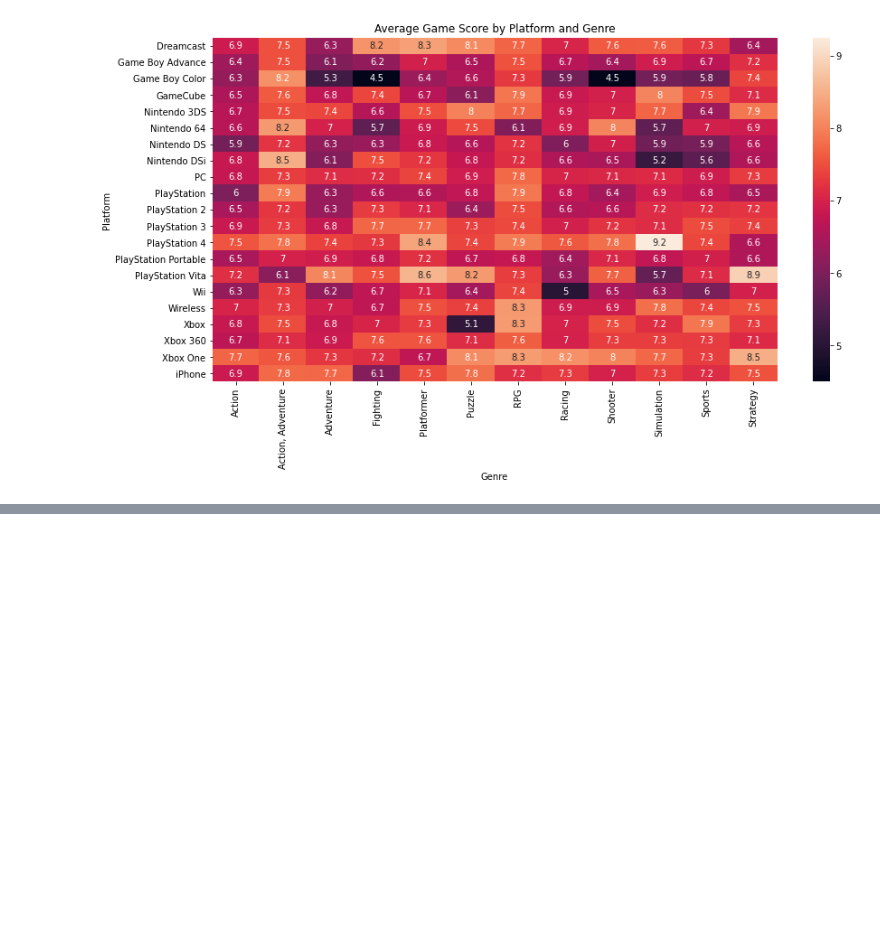
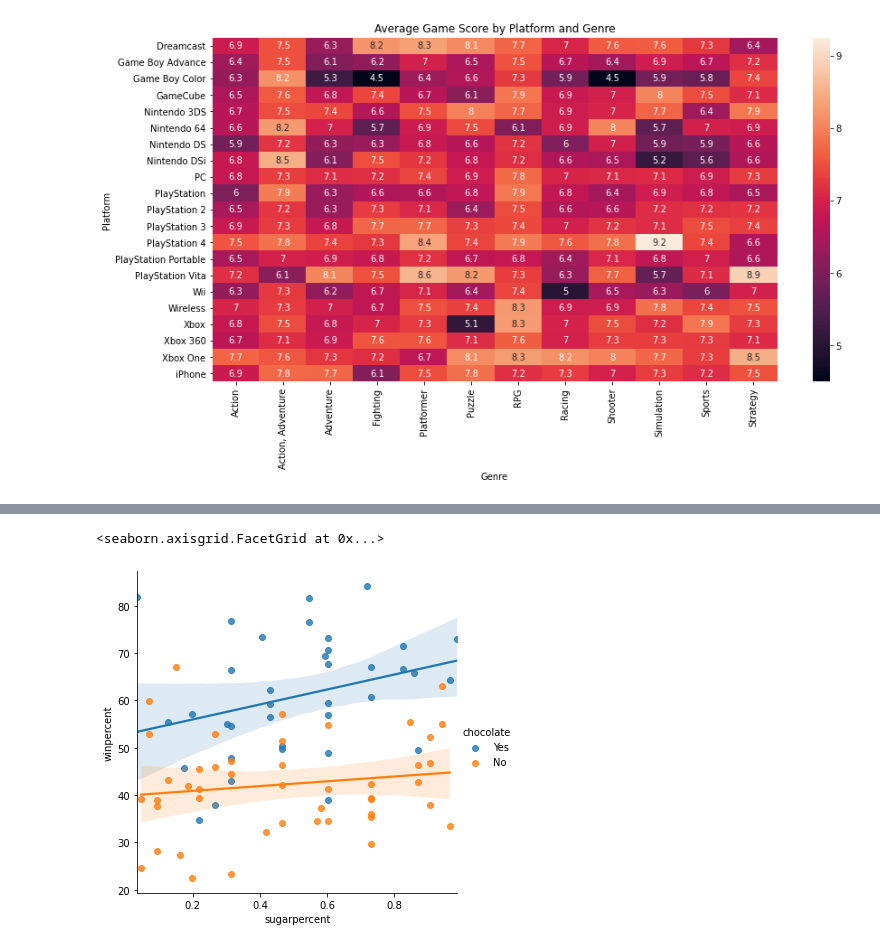
Before and after one commit to shoyo001/Projects, a Jupyter notebook: DataVisualization/Charts.ipynb, the cells around one changed output, grey strips where cells are left out. Cells and saved outputs as stored; diff of their text form; code cells hidden in the pictures; blank space fills up the shorter version.

```diff
--- a/DataVisualization/Charts.ipynb
+++ b/DataVisualization/Charts.ipynb
@@ -72,0 +105,6 @@ Text(0.5, 42.0, 'Genre')
+# %%
+# Color-coded scatter plot w/ regression lines
+sns.lmplot(x="sugarpercent",y="winpercent", hue="chocolate", data=candy_data)
+# %% [output]
+<seaborn.axisgrid.FacetGrid at 0x...>
+[figure, added]
```
Also changed, not shown: parts of 6 cells of this notebook, 1 other file.
